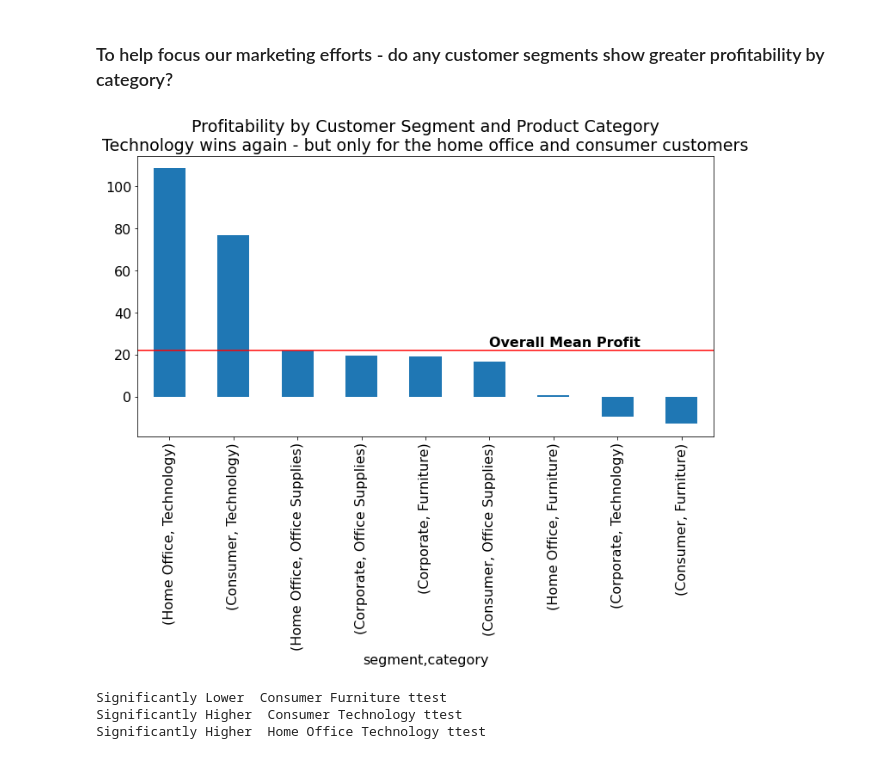
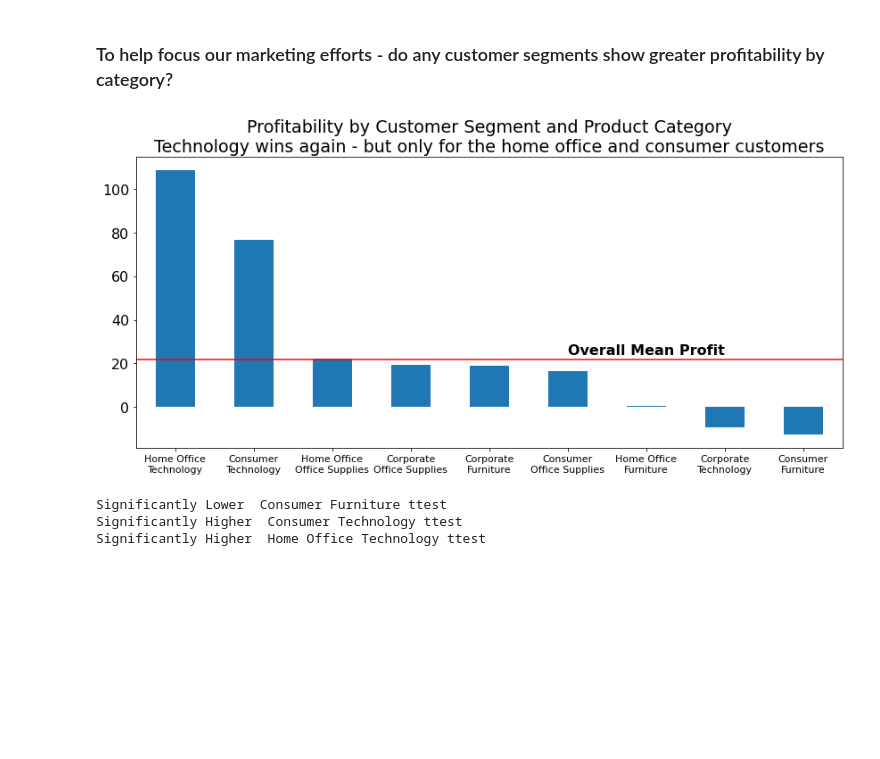
Before and after one commit to superstore-stephen-jesse/superstor-time-series-project, a Jupyter notebook: final_report.ipynb, the cells around one changed output. Cells and saved outputs as stored; diff of their text form; code cells hidden in the pictures; blank space fills up the shorter version.

```diff
--- a/final_report.ipynb
+++ b/final_report.ipynb
@@ -124,13 +128,21 @@ None
 ### To help focus our marketing efforts - do any customer segments show greater profitability by category?
 # %%
 profit_by_seg_cat = df.groupby(["segment","category"]).profit.mean().sort_values(ascending=False)
-profit_by_seg_cat.plot.bar()
+ax1=profit_by_seg_cat.plot.bar()
+# Grab the xtick labels
+l=profit_by_seg_cat.index.tolist()
+# Original index values are multiindex, not great for plotting. This adds a new line between segment and category
+xlabs=[i[0]+"\n"+i[1] for i in l]
 plt.axhline(df.profit.mean(), color = 'r')
 plt.annotate('Overall Mean Profit', xy=(5,24), fontweight='bold')
 plt.title("Profitability by Customer Segment and Product Category\nTechnology wins again - but only for the home office and consumer customers")
+ax1.set_xticklabels(xlabs)
+plt.xlabel("")
+plt.xticks(fontsize=11, rotation = 0)
+plt.tight_layout()
 plt.show()
 # %% [output]
-[figure, old version]
+[figure, new version]
 # %%
 overall_mean_profit = df.profit.mean()
 for seg in df["segment"].unique():
```
Also changed, not shown: parts of 4 cells of this notebook.
